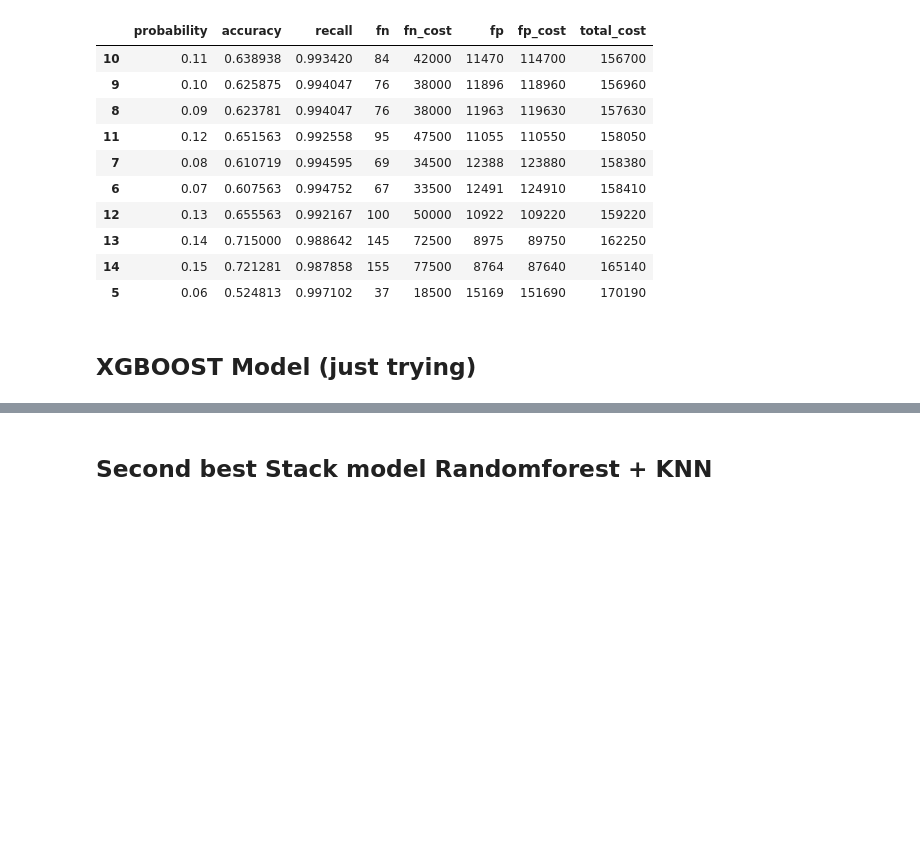
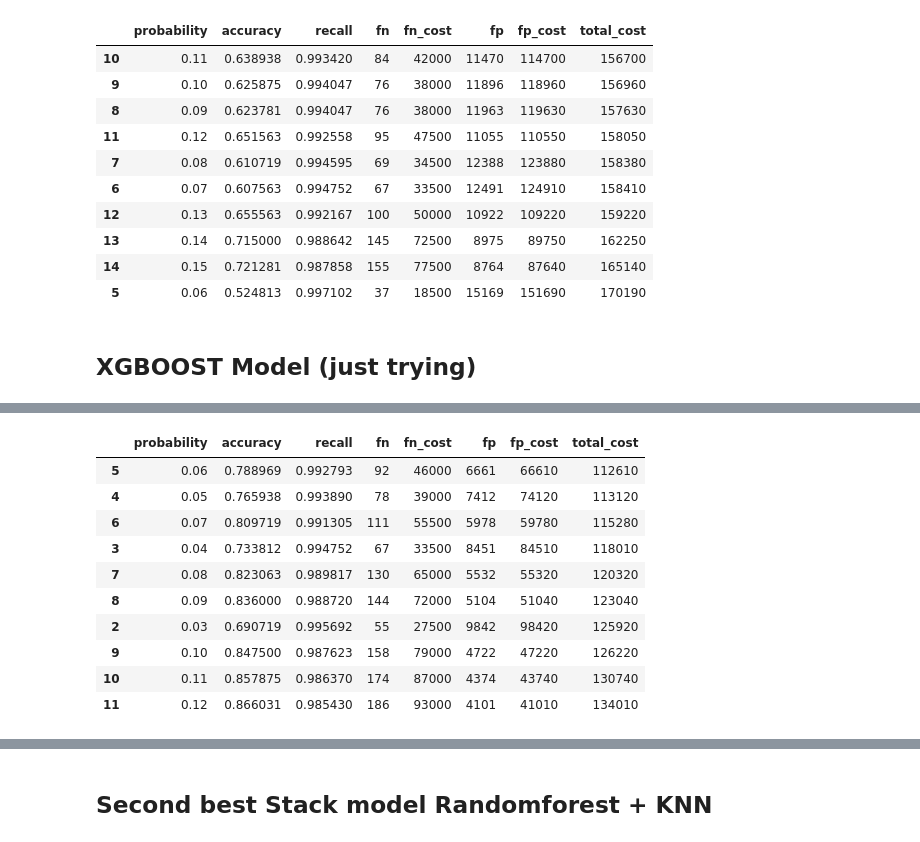
Before and after one commit to cmadding/MSDS_7333_QTW, a Jupyter notebook: CaseStudy15/Allen-Stacked Model.ipynb, the cells around one changed output, grey strips where cells are left out. Drawn from its saved outputs; the diff is of its cells as text; code cells hidden in the pictures; blank space fills up the shorter version.

```diff
--- a/CaseStudy15/Allen-Stacked Model.ipynb
+++ b/CaseStudy15/Allen-Stacked Model.ipynb
@@ -487,3 +487,3 @@ GridSearchCV(cv=3,
              scoring='roc_auc', verbose=True)
 # %%
-model = grid_search.best_estimator_
+best_model = grid_search.best_estimator_
@@ -489,0 +532,21 @@ model = grid_search.best_estimator_
+# %%
+xgb_y_pred1 = best_model.predict_proba(X_test_array)
+# %%
+cost_xgb_model1 = [ calcCost(y_test, xgb_y_pred1[:,1], threshold) for threshold in tqdm(thresholds) ]
+# %%
+cost_xgb_df1 = pd.DataFrame(cost_xgb_model1)
+
+cost_xgb_df1["total_cost"] = cost_xgb_df1.fn_cost + cost_xgb_df1.fp_cost
+cost_xgb_df1.sort_values(by=["total_cost"], ascending=True).head(10)
+# %% [output]
+|  | probability | accuracy | recall | fn | fn_cost | fp | fp_cost | total_cost |
+| 5 | 0.06 | 0.788969 | 0.992793 | 92 | 46000 | 6661 | 66610 | 112610 |
+| 4 | 0.05 | 0.765938 | 0.993890 | 78 | 39000 | 7412 | 74120 | 113120 |
+| 6 | 0.07 | 0.809719 | 0.991305 | 111 | 55500 | 5978 | 59780 | 115280 |
+| 3 | 0.04 | 0.733812 | 0.994752 | 67 | 33500 | 8451 | 84510 | 118010 |
+| 7 | 0.08 | 0.823063 | 0.989817 | 130 | 65000 | 5532 | 55320 | 120320 |
+| 8 | 0.09 | 0.836000 | 0.988720 | 144 | 72000 | 5104 | 51040 | 123040 |
+| 2 | 0.03 | 0.690719 | 0.995692 | 55 | 27500 | 9842 | 98420 | 125920 |
+| 9 | 0.10 | 0.847500 | 0.987623 | 158 | 79000 | 4722 | 47220 | 126220 |
+| 10 | 0.11 | 0.857875 | 0.986370 | 174 | 87000 | 4374 | 43740 | 130740 |
+| 11 | 0.12 | 0.866031 | 0.985430 | 186 | 93000 | 4101 | 41010 | 134010 |
```
Also changed, not shown: parts of 8 cells of this notebook.
